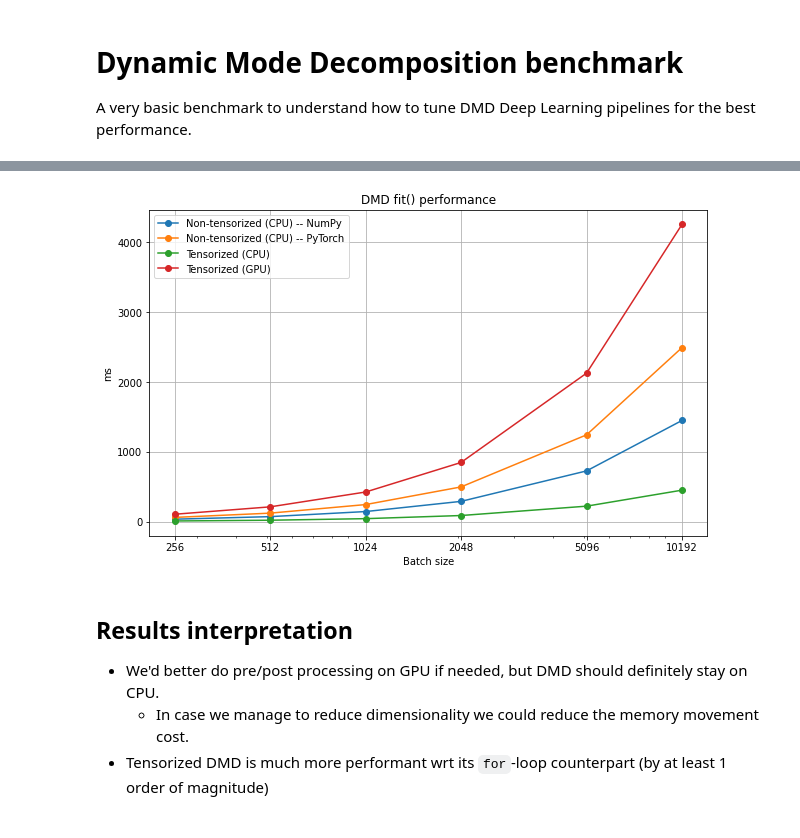
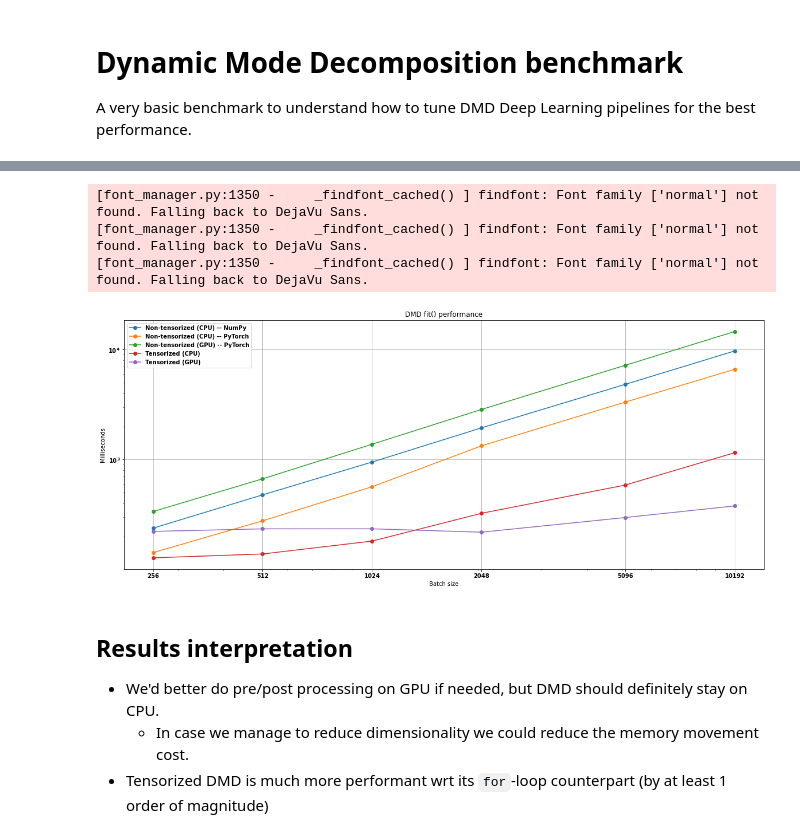
Before and after one commit to PyDMD/glappo, a Jupyter notebook: dmd-benchmark/dmd-benchmark.ipynb, the cells around one changed output, grey strips where cells are left out. Saved outputs shown, nothing was run; the diff lists cells and outputs as text; code cells hidden in the pictures.

Commit message:
update plots

```diff
--- a/dmd-benchmark/dmd-benchmark.ipynb
+++ b/dmd-benchmark/dmd-benchmark.ipynb
@@ -122,24 +148,27 @@ batch-gpu done
 # %%
-plt.figure(figsize=(10,6))
+plt.figure(figsize=(20,8))
 
 plt.title('DMD fit() performance')
-plt.grid()
-plt.xscale('log')
 
-plt.plot(mininbatch_size, nontensorized_cpu_numpy, '-o', label='Non-tensorized (CPU) -- NumPy')
-plt.plot(mininbatch_size, nontensorized_cpu, '-o', label='Non-tensorized (CPU) -- PyTorch')
-plt.plot(mininbatch_size, tensorized_cpu, '-o', label='Tensorized (CPU)')
-plt.plot(mininbatch_size, tensorized_gpu, '-o', label='Tensorized (GPU)')
+plt.loglog(mininbatch_size, nontensorized_cpu_numpy, '-o', label='Non-tensorized (CPU) -- NumPy')
+plt.loglog(mininbatch_size, nontensorized_cpu, '-o', label='Non-tensorized (CPU) -- PyTorch')
+plt.loglog(mininbatch_size, nontensorized_gpu, '-o', label='Non-tensorized (GPU) -- PyTorch')
+plt.loglog(mininbatch_size, tensorized_cpu, '-o', label='Tensorized (CPU)')
+plt.loglog(mininbatch_size, tensorized_gpu, '-o', label='Tensorized (GPU)')
 
 plt.xticks(mininbatch_size, mininbatch_size)
 plt.xlabel('Batch size')
-plt.ylabel('ms')
+plt.ylabel('Milliseconds')
 
+plt.grid()
 plt.legend()
 
 plt.show()
 # %% [output]
+[font_manager.py:1350 -     _findfont_cached() ] findfont: Font family ['normal'] not found. Falling back to DejaVu Sans.
+[font_manager.py:1350 -     _findfont_cached() ] findfont: Font family ['normal'] not found. Falling back to DejaVu Sans.
+[font_manager.py:1350 -     _findfont_cached() ] findfont: Font family ['normal'] not found. Falling back to DejaVu Sans.
-[figure, old version]
+[figure, new version]
 # %% [markdown]
 ## Results interpretation
 - We'd better do pre/post processing on GPU if needed, but DMD should definitely stay on CPU.
```
Also changed, not shown: parts of 4 cells of this notebook, 2 other files.
